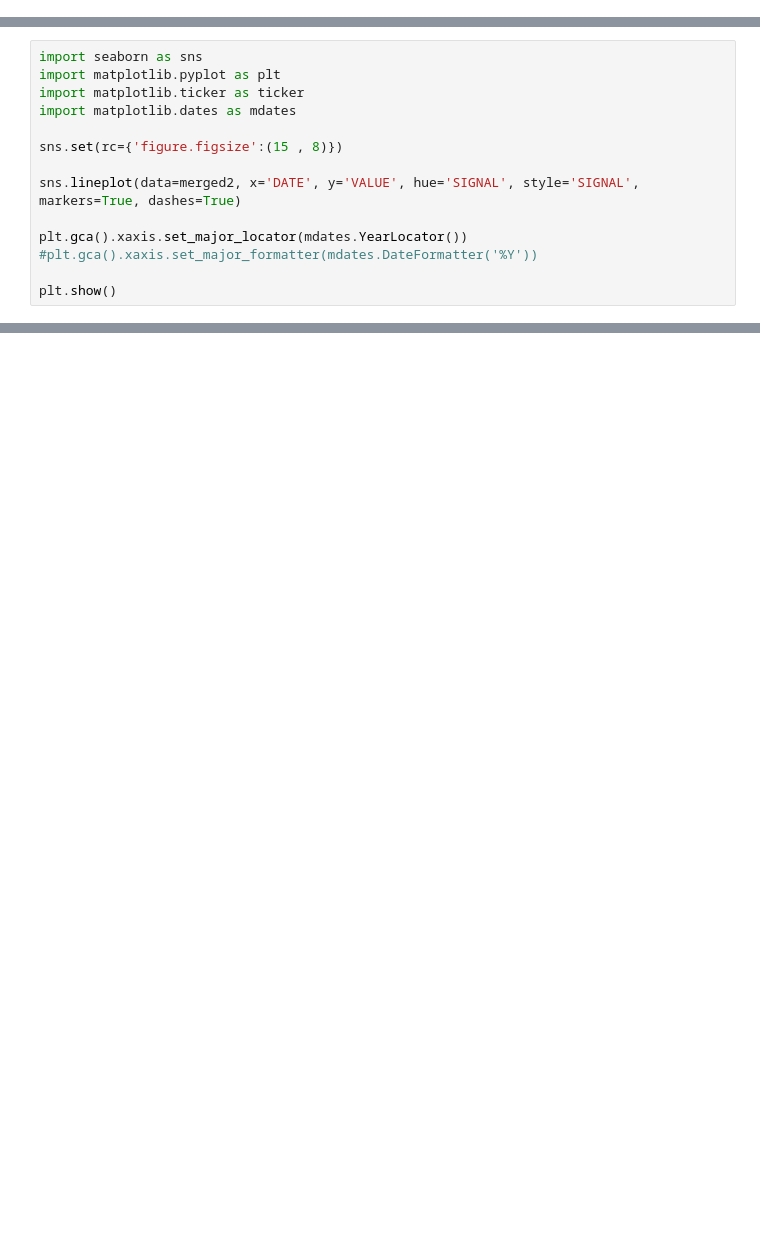
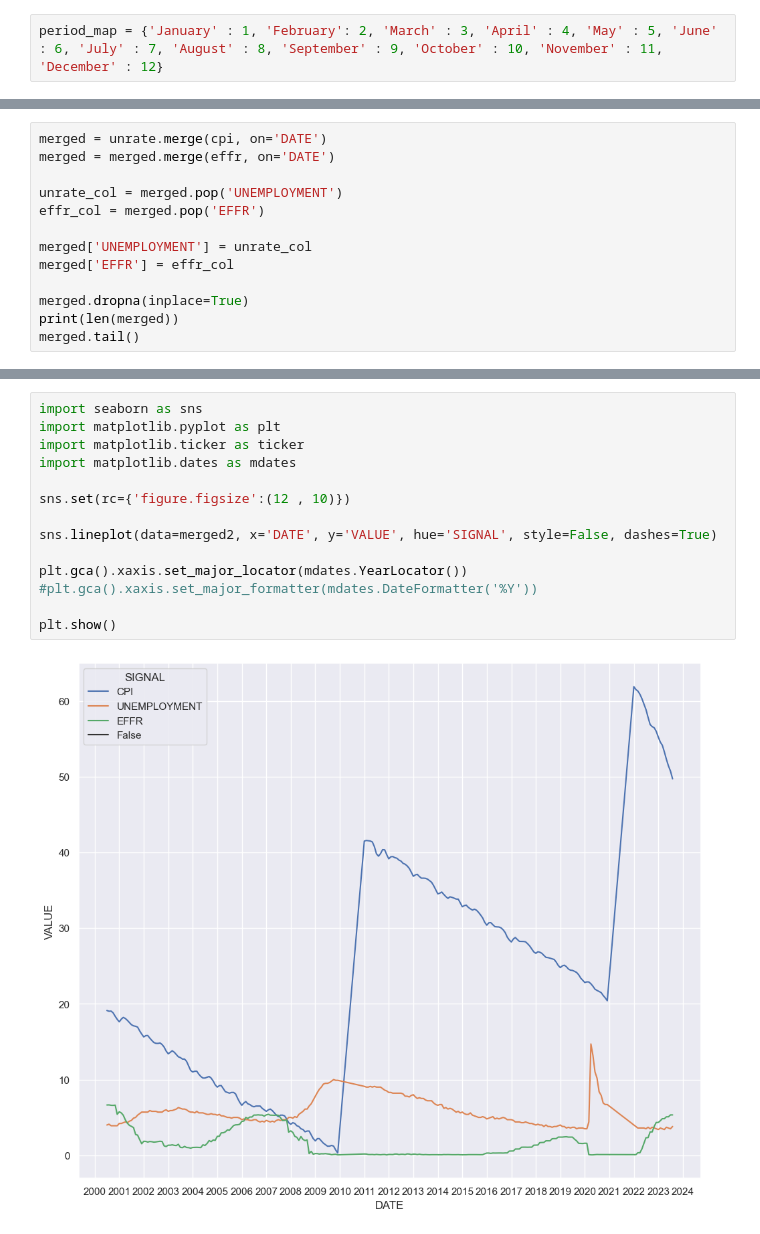
Before and after one commit to himalayahall/DATA608, a Jupyter notebook: Story 2/Story2.ipynb, the cells around one changed output, grey strips where cells are left out. Cells and saved outputs as stored; diff of their text form; blank space fills up the shorter version.

```diff
--- a/Story 2/Story2.ipynb
+++ b/Story 2/Story2.ipynb
@@ -121,0 +59,2 @@ res = requests.get('https://markets.newyorkfed.org/api/rates/unsecured/effr/sear
+# %%
+period_map = {'January' : 1, 'February': 2, 'March' : 3, 'April' : 4, 'May' : 5, 'June' : 6, 'July' : 7, 'August' : 8, 'September' : 9, 'October' : 10, 'November' : 11, 'December' : 12}
@@ -202,14 +246,0 @@ merged2
-# %%
-import seaborn as sns
-import matplotlib.pyplot as plt
-import matplotlib.ticker as ticker
-import matplotlib.dates as mdates
-
-sns.set(rc={'figure.figsize':(15 , 8)})
-
-sns.lineplot(data=merged2, x='DATE', y='VALUE', hue='SIGNAL', style='SIGNAL', markers=True, dashes=True)
-
-plt.gca().xaxis.set_major_locator(mdates.YearLocator())
-#plt.gca().xaxis.set_major_formatter(mdates.DateFormatter('%Y'))
-
-plt.show()
@@ -389,0 +280,13 @@ ccf_plot(lags, ccf_effr_inflation)
+# %%
+merged = unrate.merge(cpi, on='DATE')
+merged = merged.merge(effr, on='DATE')
+
+unrate_col = merged.pop('UNEMPLOYMENT')
+effr_col = merged.pop('EFFR')
+
+merged['UNEMPLOYMENT'] = unrate_col
+merged['EFFR'] = effr_col
+
+merged.dropna(inplace=True)
+print(len(merged))
+merged.tail()
@@ -389,0 +320,16 @@ ccf_plot(lags, ccf_effr_inflation)
+# %%
+import seaborn as sns
+import matplotlib.pyplot as plt
+import matplotlib.ticker as ticker
+import matplotlib.dates as mdates
+
+sns.set(rc={'figure.figsize':(12 , 10)})
+
+sns.lineplot(data=merged2, x='DATE', y='VALUE', hue='SIGNAL', style=False, dashes=True)
+
+plt.gca().xaxis.set_major_locator(mdates.YearLocator())
+#plt.gca().xaxis.set_major_formatter(mdates.DateFormatter('%Y'))
+
+plt.show()
+# %% [output]
+[figure, added]
```
Also changed, not shown: parts of 51 cells of this notebook, 1 other file.
